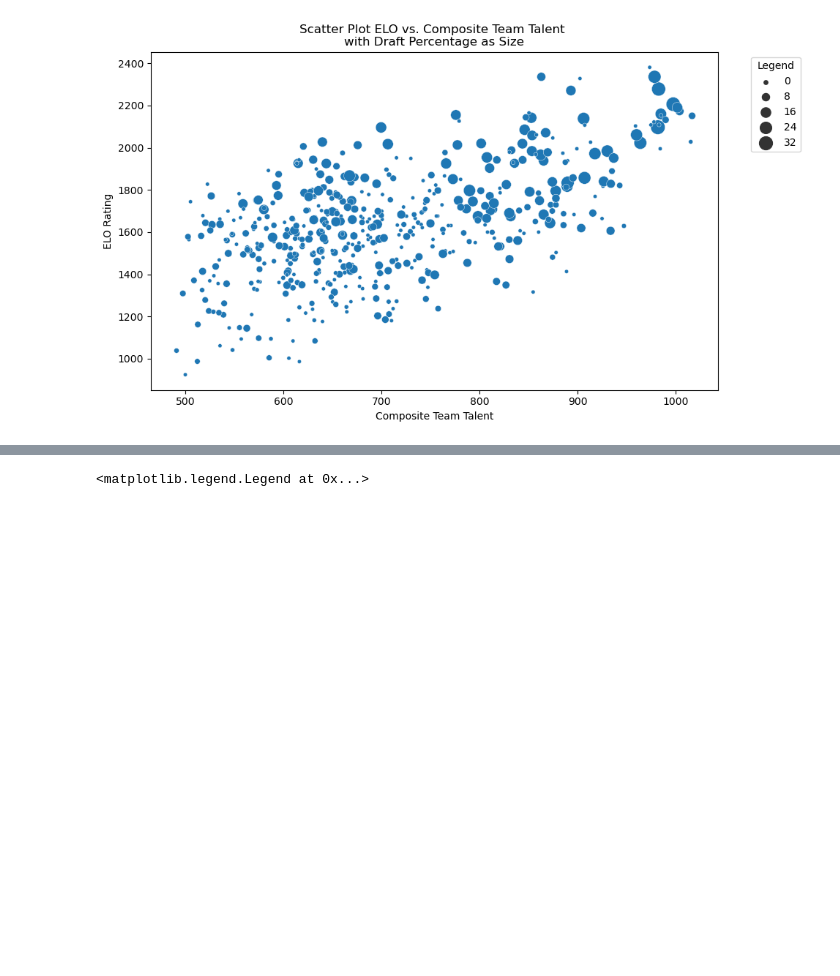
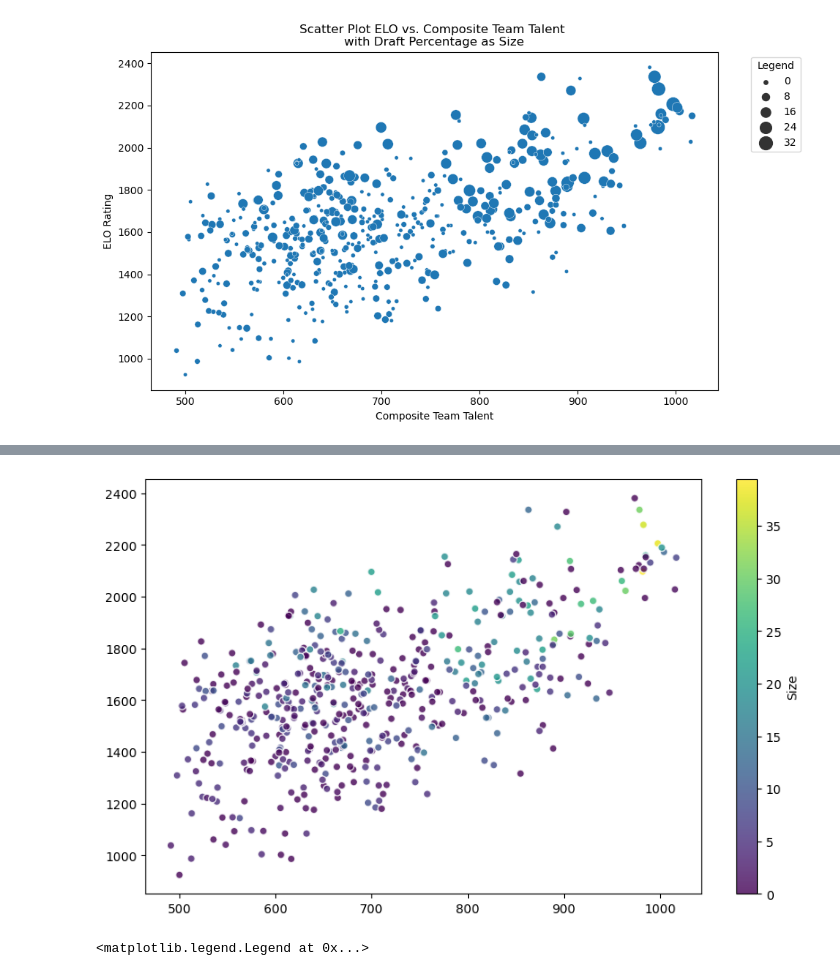
Before and after one commit to aserban13/SIADS593-MilestoneI, a Jupyter notebook: notebooks/4a_draft_percent_ELO_rating.ipynb, the cells around one changed output, grey strips where cells are left out. Saved outputs shown, nothing was run; the diff lists cells and outputs as text; code cells hidden in the pictures; blank space fills up the shorter version.

```diff
--- a/notebooks/4a_draft_percent_ELO_rating.ipynb
+++ b/notebooks/4a_draft_percent_ELO_rating.ipynb
@@ -227,3 +258,16 @@ plt.legend(title='Legend', bbox_to_anchor=(1.05, 1), loc='upper left')
+# %%
+plt.figure(figsize=(10, 6))  # Set the size of the figure
+
+norm = plt.Normalize(grouped_data['Percentage of Team Drafted'].min(), grouped_data['Percentage of Team Drafted'].max())
+cmap = plt.cm.viridis  # You can choose any colormap here
+
+
+plt.scatter(grouped_data['talent'], grouped_data['team_postgame_elo'], c=grouped_data['Percentage of Team Drafted'], cmap=cmap, alpha=0.8, edgecolors='w', linewidth=1)
+plt.colorbar(label='Size')
+
+plt.show()
+# %% [output]
+[figure, added]
 # %%
 plt.figure(figsize=(10, 6))  # Set the size of the figure
 
```
Also changed, not shown: parts of 8 cells of this notebook, 8 other files.
